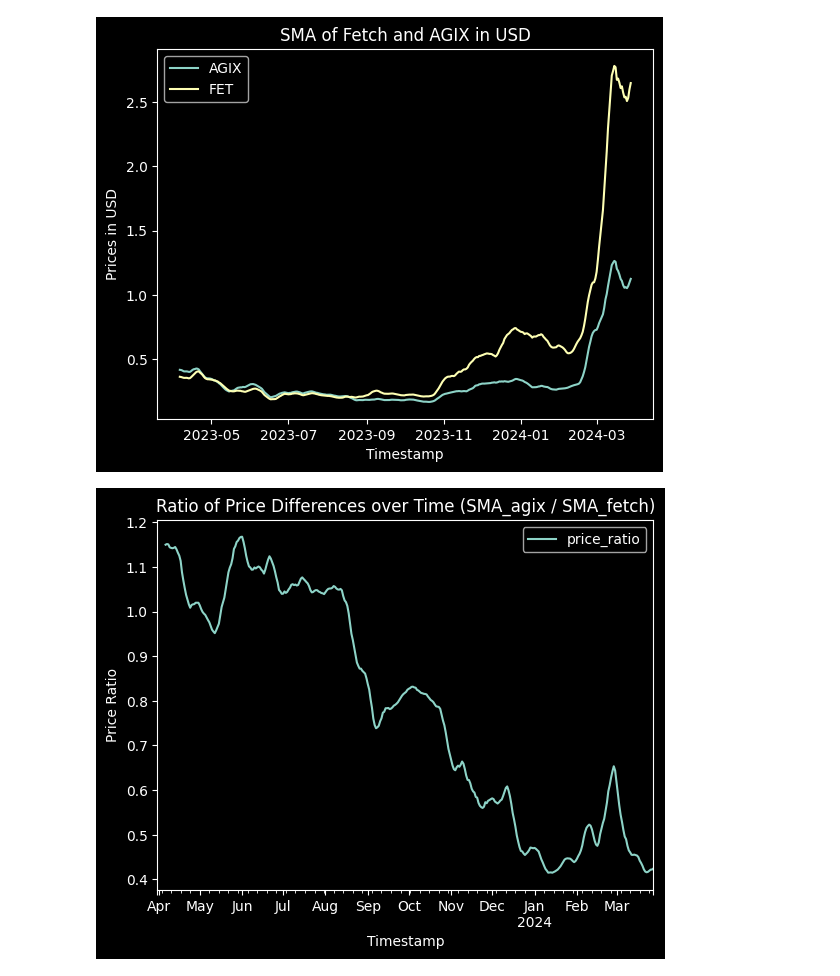
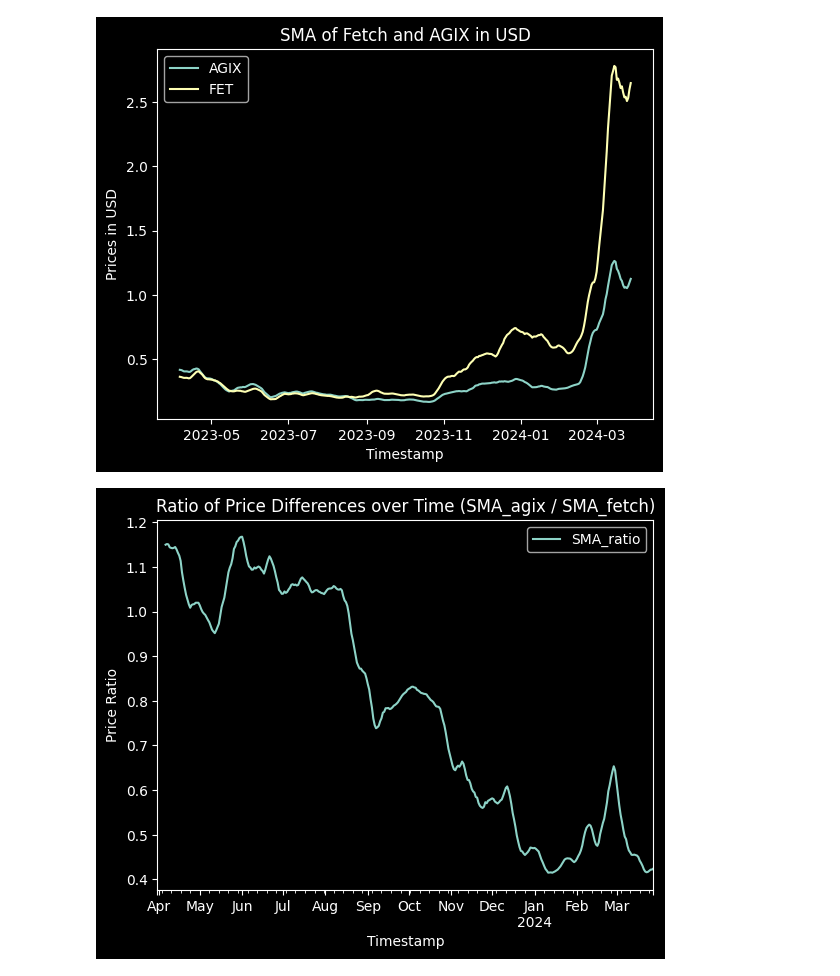
Before and after one commit to Murat-U-Saglam/AGIX----ASI-feasability-analysis, a Jupyter notebook: feasability.ipynb, the cells around one changed output. Cells and saved outputs as stored; diff of their text form; code cells hidden in the pictures.

```diff
--- a/feasability.ipynb
+++ b/feasability.ipynb
@@ -97,11 +95,11 @@ plt.show()
 # %% [output]
 [figure]
 # %%
-df_merged['price_ratio'] = df_merged['SMA_agix']/ df_merged['SMA_fetch']
-df_merged.plot(x='timestamp', y='price_ratio', kind='line')
+df_merged['SMA_ratio'] = df_merged['SMA_agix']/ df_merged['SMA_fetch']
+df_merged.plot(x='timestamp', y='SMA_ratio', kind='line')
 plt.xlabel(xlabel='Timestamp')
 plt.ylabel(ylabel='Price Ratio')
 plt.title(label='Ratio of Price Differences over Time (SMA_agix / SMA_fetch)')
 plt.show()
 # %% [output]
-[figure, old version]
+[figure, new version]
```
Also changed, not shown: parts of 3 cells of this notebook.
